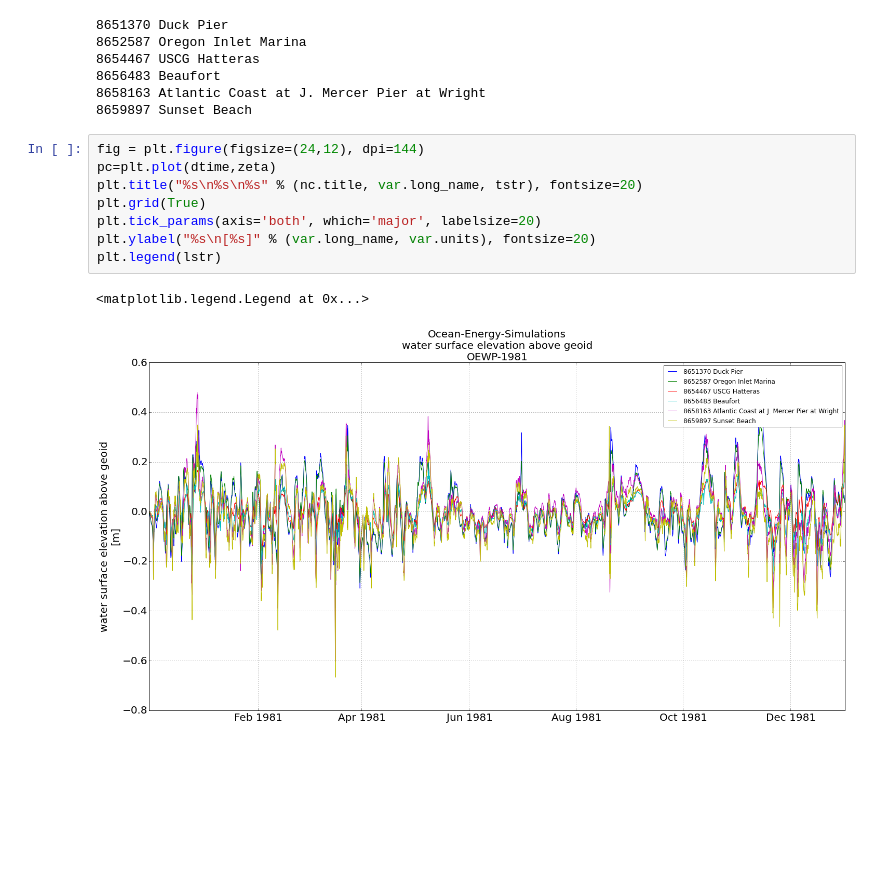
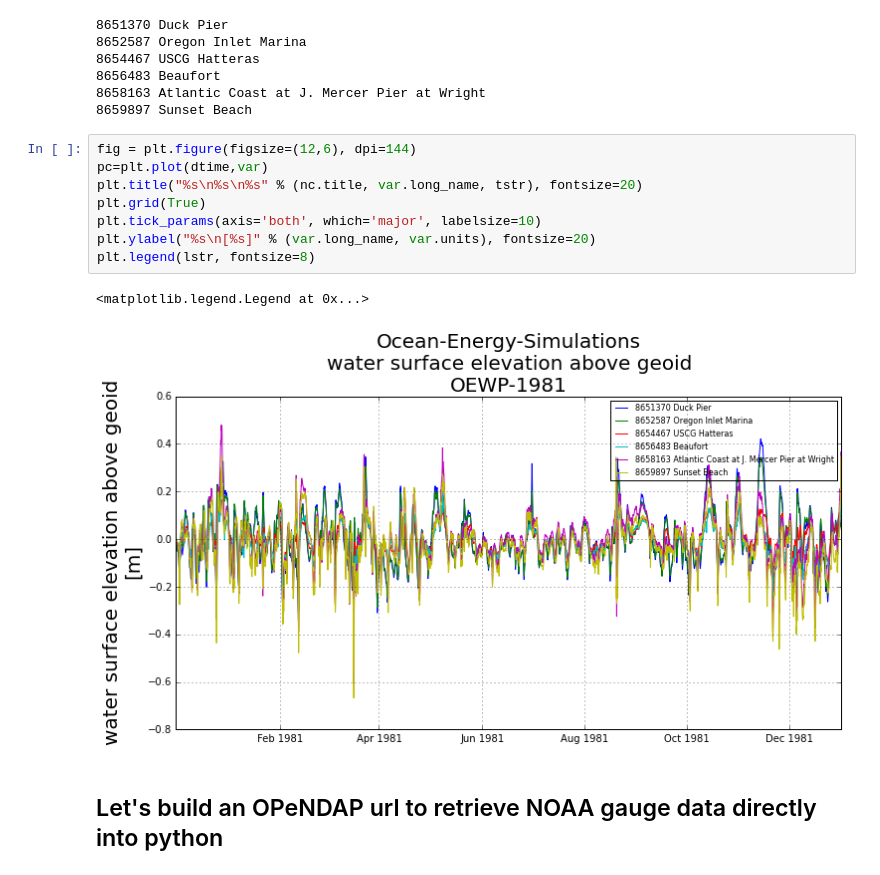
Before and after one commit to BrianOBlanton/NoteBooks, a Jupyter notebook: PlotAdcircFort61.ipynb, the cells around one changed output. Cells and saved outputs as stored; diff of their text form; blank space fills up the shorter version.

```diff
--- a/PlotAdcircFort61.ipynb
+++ b/PlotAdcircFort61.ipynb
@@ -33,13 +35,15 @@ for p in lstr: print p
 8658163 Atlantic Coast at J. Mercer Pier at Wright
 8659897 Sunset Beach
 # %%
-fig = plt.figure(figsize=(24,12), dpi=144)
-pc=plt.plot(dtime,zeta)
+fig = plt.figure(figsize=(12,6), dpi=144)
+pc=plt.plot(dtime,var)
 plt.title("%s\n%s\n%s" % (nc.title, var.long_name, tstr), fontsize=20)
 plt.grid(True)
-plt.tick_params(axis='both', which='major', labelsize=20)
+plt.tick_params(axis='both', which='major', labelsize=10)
 plt.ylabel("%s\n[%s]" % (var.long_name, var.units), fontsize=20)
-plt.legend(lstr)
+plt.legend(lstr, fontsize=8)
 # %% [output]
 <matplotlib.legend.Legend at 0x...>
-[figure, old version]
+[figure, new version]
+# %% [markdown]
+## Let's build an OPeNDAP url to retrieve NOAA gauge data directly into python
```
Also changed, not shown: parts of 4 cells of this notebook.
